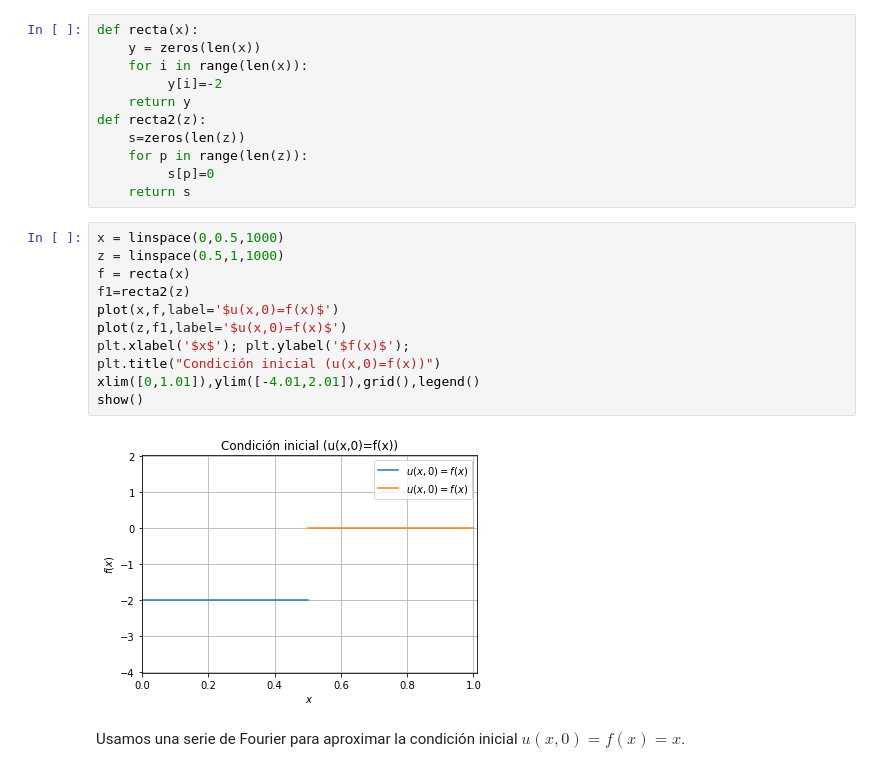
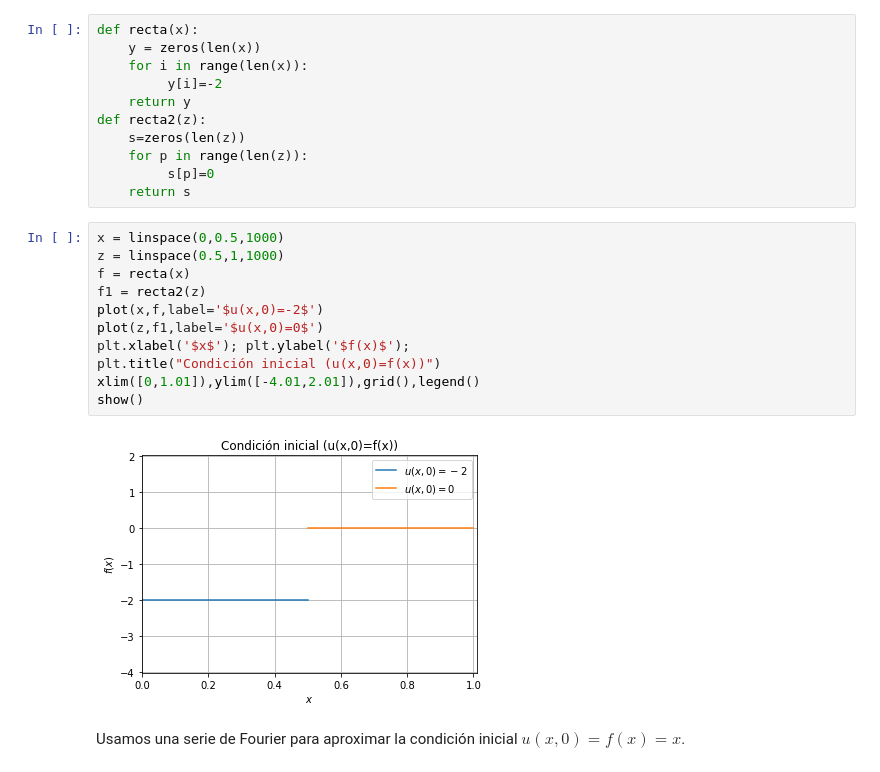
Before and after one commit to mn000000/EDP-I, a Jupyter notebook: Notebooks/Copia_de_Ecuacion_de_calor (1).ipynb, the cells around one changed output. Drawn from its saved outputs; the diff is of its cells as text.

```diff
--- a/Notebooks/Copia_de_Ecuacion_de_calor (1).ipynb
+++ b/Notebooks/Copia_de_Ecuacion_de_calor (1).ipynb
@@ -32,16 +33,16 @@ def recta2(z):
 # %%
 x = linspace(0,0.5,1000)
 z = linspace(0.5,1,1000)
 f = recta(x)
-f1=recta2(z)
-plot(x,f,label='$u(x,0)=f(x)$')
-plot(z,f1,label='$u(x,0)=f(x)$')
+f1 = recta2(z)
+plot(x,f,label='$u(x,0)=-2$')
+plot(z,f1,label='$u(x,0)=0$')
 plt.xlabel('$x$'); plt.ylabel('$f(x)$');
 plt.title("Condición inicial (u(x,0)=f(x))")
 xlim([0,1.01]),ylim([-4.01,2.01]),grid(),legend()
 show()
 # %% [output]
-[figure, old version]
+[figure, new version]
 # %% [markdown]
 Usamos una serie de Fourier para aproximar la condición inicial $u(x,0)=f(x)=x$.
 # %%
```
Also changed, not shown: parts of 3 cells of this notebook.
